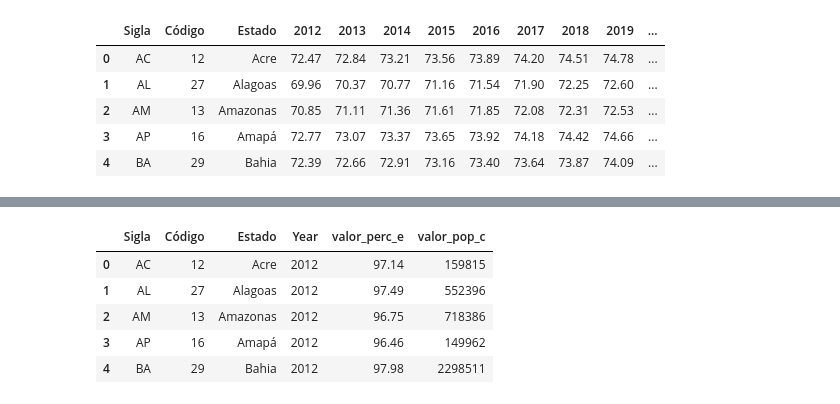
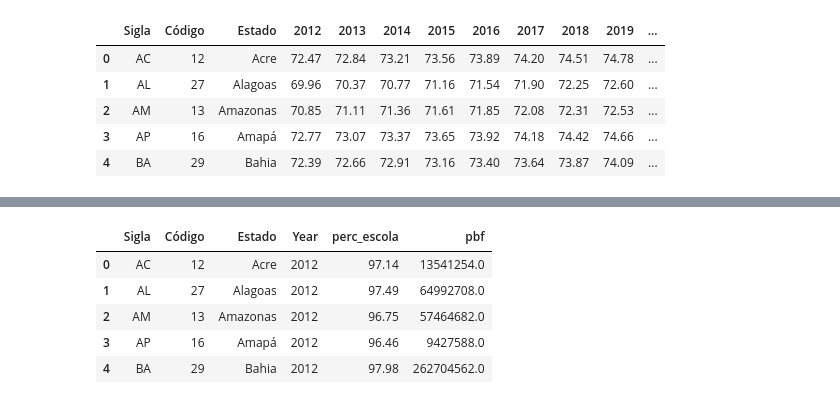
Before and after one commit to gugalbdias/ICDP, a Jupyter notebook: A1_ICDP_GustavoDias.ipynb, the cells around one changed output, grey strips where cells are left out. Drawn from its saved outputs; the diff is of its cells as text; code cells hidden in the pictures.

```diff
--- a/A1_ICDP_GustavoDias.ipynb
+++ b/A1_ICDP_GustavoDias.ipynb
@@ -27,7 +27,7 @@ pbf.head()
 | 4 | BA | 29 | Bahia | 262704562 | 276757279 | 307377376 | 324058076 | 329339879 | 345273843 | 332690778 | 347601624 | ... |
 # %%
 #Transpor coluna dos anos
-pbf_df = pbf.melt(id_vars=["Sigla", "Código", "Estado"], value_vars=pbf.columns[3:],var_name="Year", value_name="valor_pbf")
+pbf_df = pbf_df.melt(id_vars=["Sigla", "Código", "Estado"], value_vars=pbf_df.columns[3:],var_name="Year", value_name="pbf")
 
 pbf_df.head()
 # %% [output]
@@ -93,9 +93,9 @@ evn_df.head()
 | 4 | BA | 29 | Bahia | 2012 | 72.39 |
 # %%
 # Lê o arquivo CSV do GitHub, base:
-# População Total
-pop = pd.read_csv("https://raw.githubusercontent.com/gugalbdias/ICDP/main/ipeadata_PopTotal.csv", header=1)
+# Percentual de 6 a 14 anos de idade na escola
+perc_e_df = pd.read_csv("https://raw.githubusercontent.com/gugalbdias/ICDP/main/ipeadata_PercCriancasEscola.csv", header=1)
 
-pop.head()
+perc_e_df.head()
 # %% [output]
 |  | Sigla | Código | Estado | 2012 | 2013 | 2014 | 2015 | 2016 | 2017 | 2018 | 2019 | ... |
@@ -107,8 +107,8 @@ pop.head()
 # %%
-#Remover coluna vazia e transpor colunas dos anos
-pop = pop.drop(columns=["Unnamed: 13"], errors='ignore')
+#Remover coluna vazia e transpor colunas dos anos:
+perc_e_df = perc_e_df.drop(columns=["Unnamed: 13"], errors='ignore')
 
-pop_df = evn.melt(id_vars=["Sigla", "Código", "Estado"], value_vars=evn.columns[3:],var_name="Year", value_name="valor_pop")
+perc_e_df = perc_e_df.melt(id_vars=["Sigla", "Código", "Estado"], value_vars=perc_e_df.columns[3:],var_name="Year", value_name="perc_escola")
 
-pop_df.head()
+perc_e_df.head()
 # %% [output]
@@ -161,7 +120,0 @@ perc_e.head()
-# %%
-#Remover coluna vazia e transpor colunas dos anos:
-perc_e = perc_e.drop(columns=["Unnamed: 13"], errors='ignore')
-
-perc_e_df = perc_e.melt(id_vars=["Sigla", "Código", "Estado"], value_vars=perc_e.columns[3:],var_name="Year", value_name="valor_perc_e")
-
-perc_e_df.head()
@@ -175,11 +121,11 @@ perc_e_df.head()
 # %%
-df_unificado = pd.merge(perc_e_df, pop_c_df, on=["Sigla", "Código", "Estado","Year"], how='outer')
+df_unificado = pd.merge(perc_e_df, pbf_df, on=["Sigla", "Código", "Estado","Year"], how='outer')
 
 df_unificado.head()
 # %% [output]
-|  | Sigla | Código | Estado | Year | valor_perc_e | valor_pop_c |
-| 0 | AC | 12 | Acre | 2012 | 97.14 | 159815 |
-| 1 | AL | 27 | Alagoas | 2012 | 97.49 | 552396 |
-| 2 | AM | 13 | Amazonas | 2012 | 96.75 | 718386 |
-| 3 | AP | 16 | Amapá | 2012 | 96.46 | 149962 |
-| 4 | BA | 29 | Bahia | 2012 | 97.98 | 2298511 |
+|  | Sigla | Código | Estado | Year | perc_escola | pbf |
+| 0 | AC | 12 | Acre | 2012 | 97.14 | 13541254.0 |
+| 1 | AL | 27 | Alagoas | 2012 | 97.49 | 64992708.0 |
+| 2 | AM | 13 | Amazonas | 2012 | 96.75 | 57464682.0 |
+| 3 | AP | 16 | Amapá | 2012 | 96.46 | 9427588.0 |
+| 4 | BA | 29 | Bahia | 2012 | 97.98 | 262704562.0 |
```
Also changed, not shown: parts of 18 cells of this notebook.
